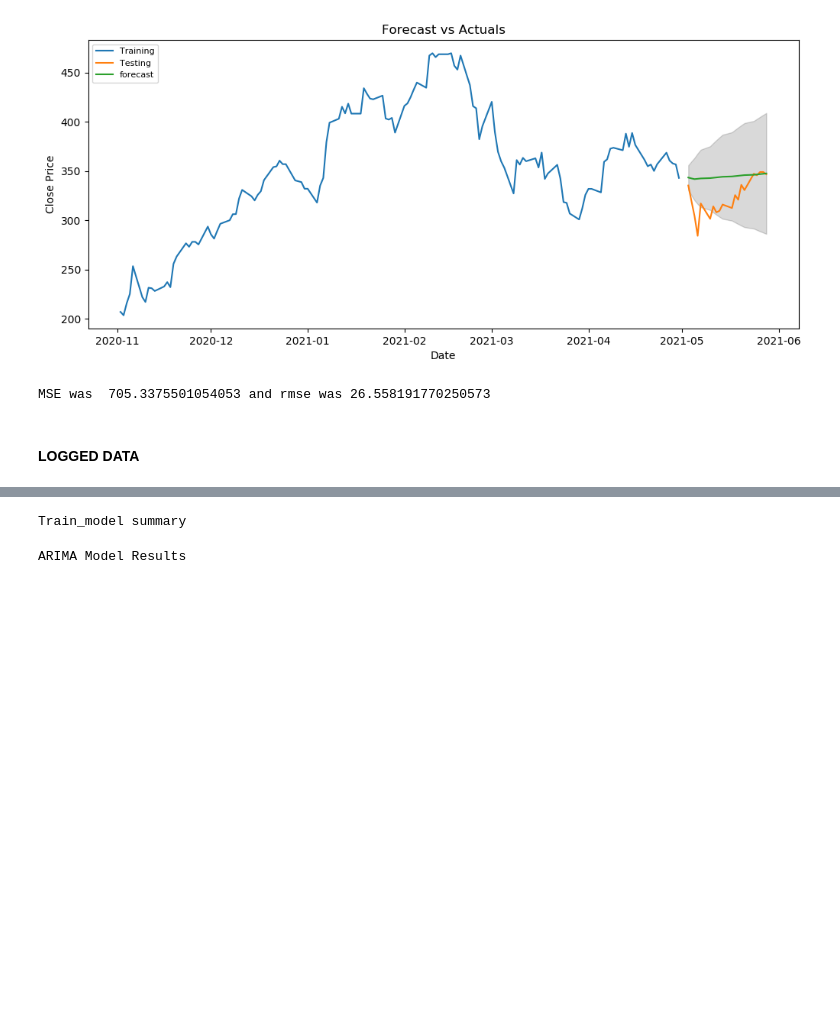
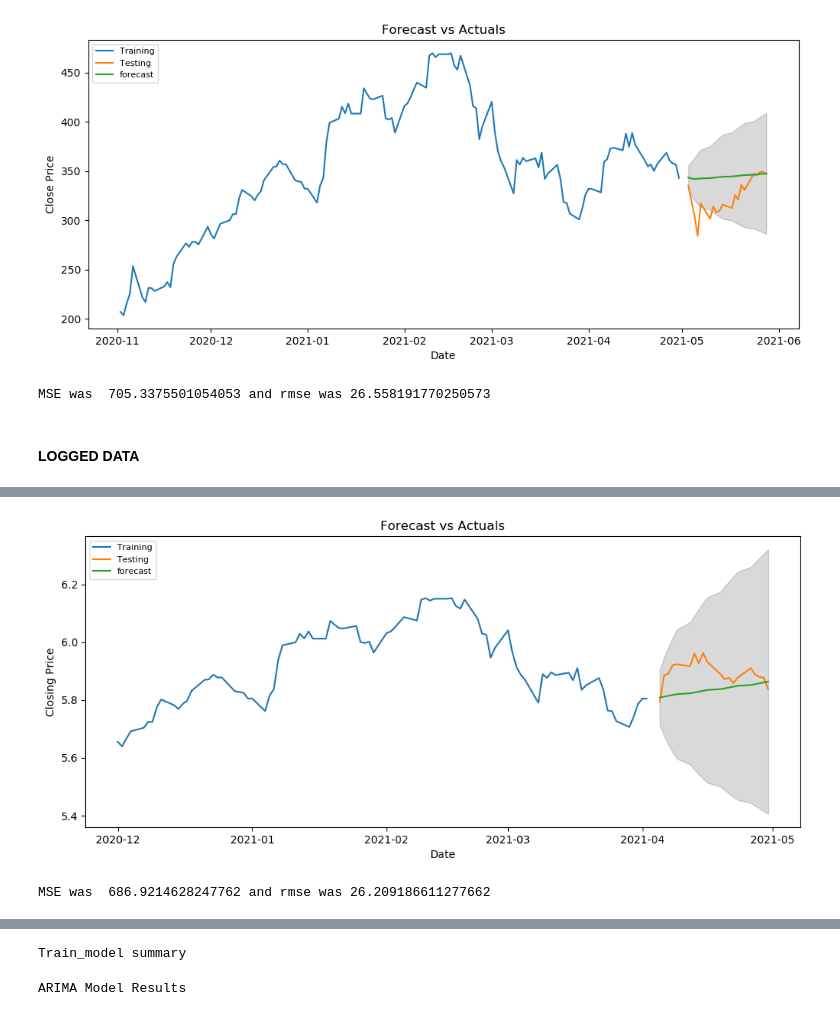
Before and after one commit to stevenkyle2013/Capstone, a Jupyter notebook: Main.ipynb, the cells around one changed output, grey strips where cells are left out. Drawn from its saved outputs; the diff is of its cells as text; code cells hidden in the pictures; blank space fills up the shorter version.

```diff
--- a/Main.ipynb
+++ b/Main.ipynb
@@ -1182,0 +1208,6 @@ MSE was  705.3375501054053 and rmse was 26.558191770250573
+# %%
+ArimaSubsetTest(Train['Close_logged'], order=logged_order_1, test_size=20,
+                plot_start='2020-12-01', logged=True)
+# %% [output]
+[figure, added]
+MSE was  686.9214628247762 and rmse was 26.209186611277662
```
Also changed, not shown: parts of 15 cells of this notebook.
